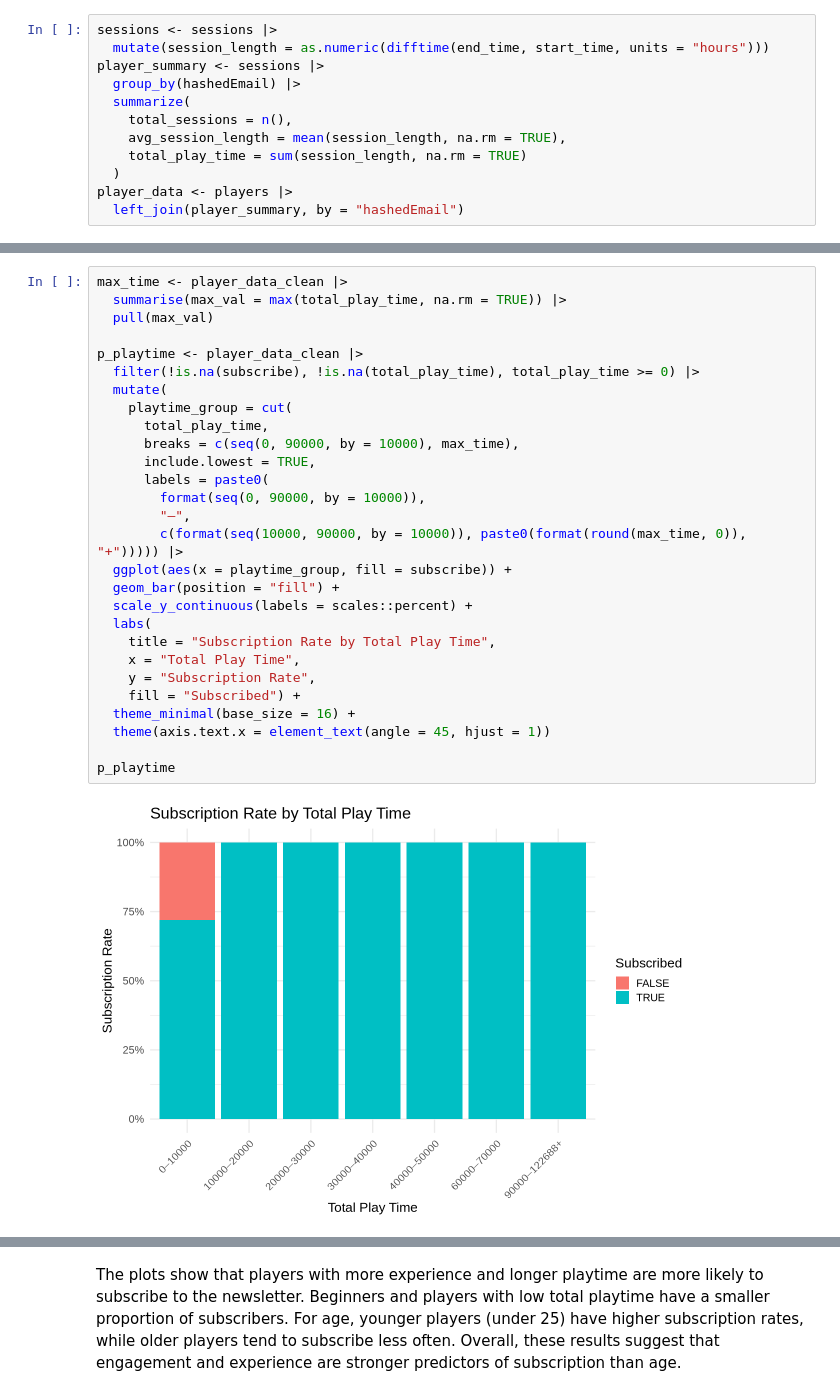
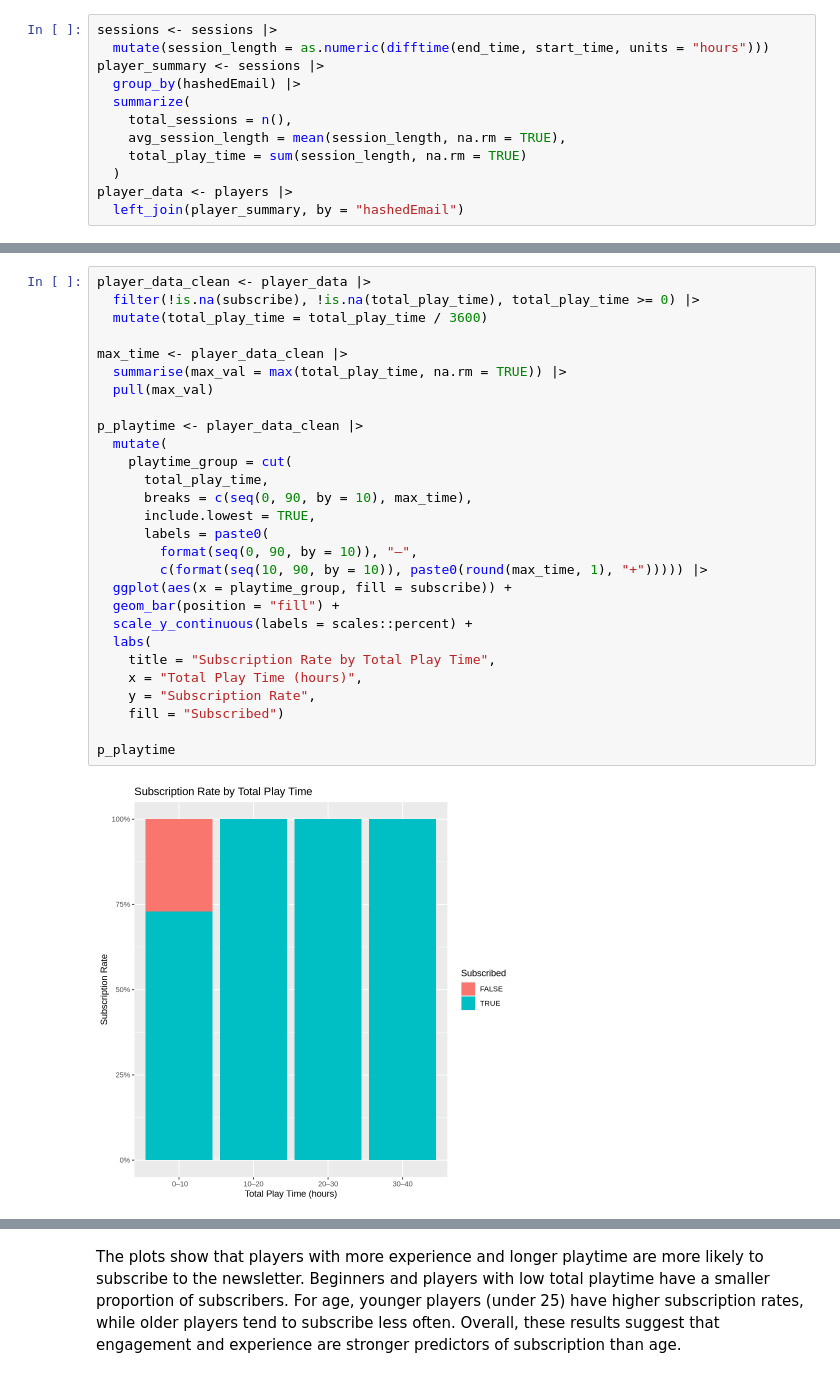
Before and after one commit to sylverus19-cloud/individualplanning, a Jupyter notebook: individual_planning.ipynb, the cells around one changed output, grey strips where cells are left out. Cells and saved outputs as stored; diff of their text form.

Commit message:
fixed unit
change from second to hour

```diff
--- a/individual_planning.ipynb
+++ b/individual_planning.ipynb
@@ -119,33 +101,33 @@ p_age
 # %%
+player_data_clean <- player_data |>
+  filter(!is.na(subscribe), !is.na(total_play_time), total_play_time >= 0) |>
+  mutate(total_play_time = total_play_time / 3600)
+
 max_time <- player_data_clean |>
   summarise(max_val = max(total_play_time, na.rm = TRUE)) |>
   pull(max_val)
 
 p_playtime <- player_data_clean |>
-  filter(!is.na(subscribe), !is.na(total_play_time), total_play_time >= 0) |>
   mutate(
     playtime_group = cut(
       total_play_time,
-      breaks = c(seq(0, 90000, by = 10000), max_time),
+      breaks = c(seq(0, 90, by = 10), max_time),
       include.lowest = TRUE,
       labels = paste0(
-        format(seq(0, 90000, by = 10000)),
-        "–",
-        c(format(seq(10000, 90000, by = 10000)), paste0(format(round(max_time, 0)), "+"))))) |>
+        format(seq(0, 90, by = 10)), "–",
+        c(format(seq(10, 90, by = 10)), paste0(round(max_time, 1), "+"))))) |>
   ggplot(aes(x = playtime_group, fill = subscribe)) +
   geom_bar(position = "fill") +
   scale_y_continuous(labels = scales::percent) +
   labs(
     title = "Subscription Rate by Total Play Time",
-    x = "Total Play Time",
+    x = "Total Play Time (hours)",
     y = "Subscription Rate",
-    fill = "Subscribed") +
-  theme_minimal(base_size = 16) +
-  theme(axis.text.x = element_text(angle = 45, hjust = 1))
+    fill = "Subscribed")
 
 p_playtime
 # %% [output]
-[figure, old version]
+[figure, new version]
 # %%
 players_means <- players |>
   select(where(is.numeric)) |>
```
Also changed, not shown: parts of 5 cells of this notebook.
